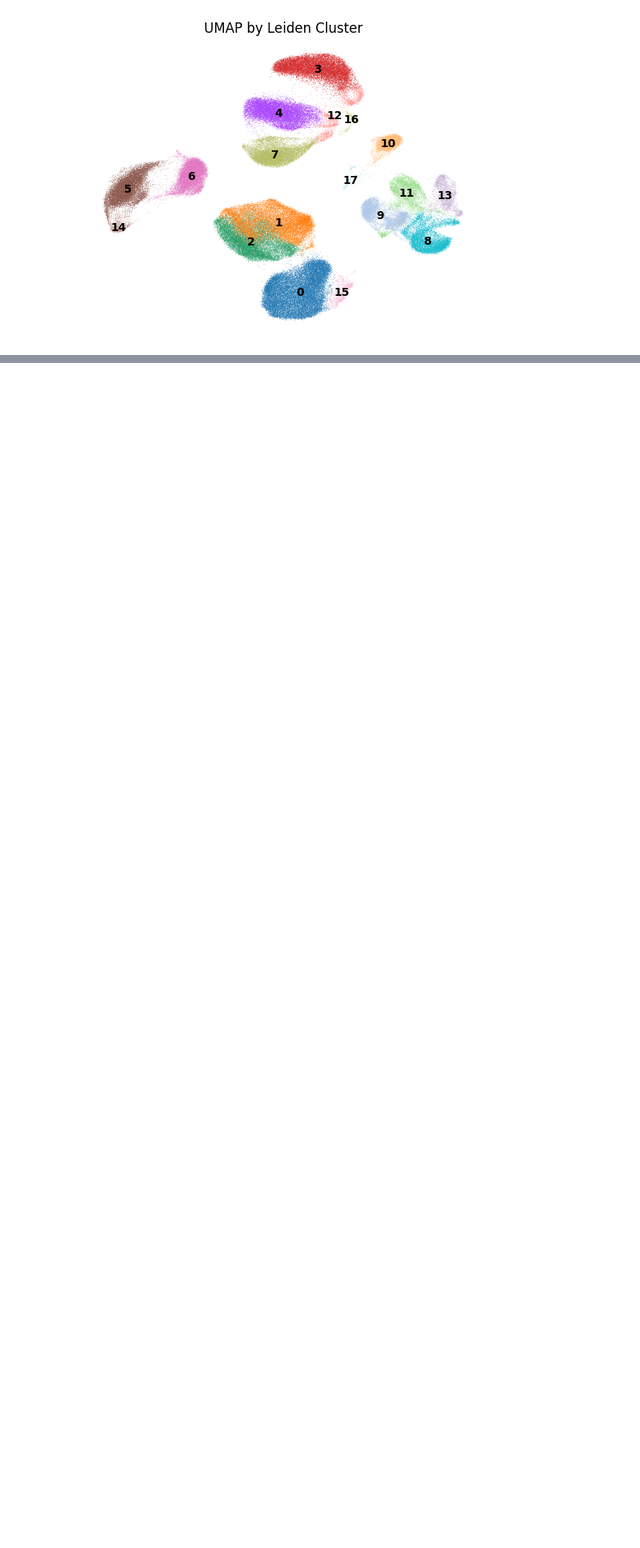
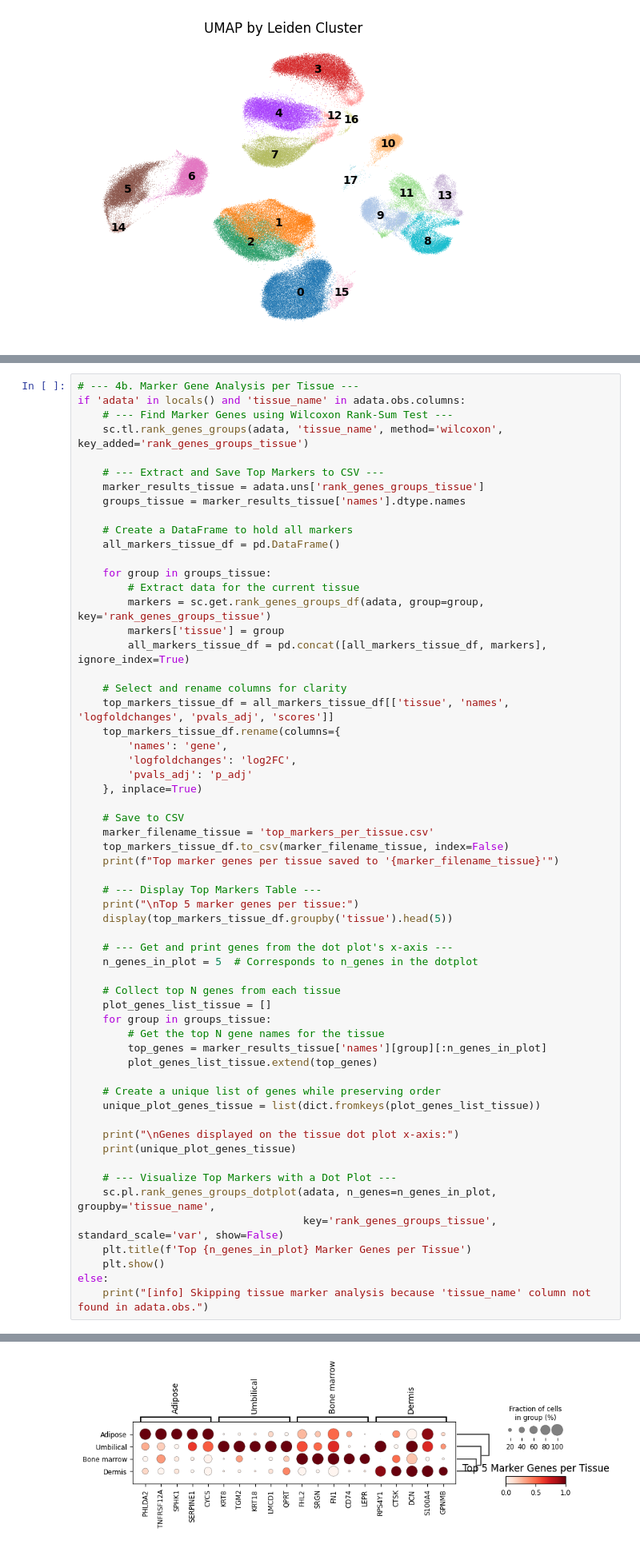
Before and after one commit to Grovegremlin/STEM_CELL_ANALYSIS, a Jupyter notebook: data_loading.ipynb, the cells around one changed output, grey strips where cells are left out. Shown at 80% size. Drawn from its saved outputs; the diff is of its cells as text; blank space fills up the shorter version.

```diff
--- a/data_loading.ipynb
+++ b/data_loading.ipynb
@@ -669 +711,61 @@ WARNING: dendrogram data not found (using key=dendrogram_leiden_clusters). Runni
 [figure]
+# %%
+# --- 4b. Marker Gene Analysis per Tissue ---
+if 'adata' in locals() and 'tissue_name' in adata.obs.columns:
+    # --- Find Marker Genes using Wilcoxon Rank-Sum Test ---
+    sc.tl.rank_genes_groups(adata, 'tissue_name', method='wilcoxon', key_added='rank_genes_groups_tissue')
+
+    # --- Extract and Save Top Markers to CSV ---
+    marker_results_tissue = adata.uns['rank_genes_groups_tissue']
+    groups_tissue = marker_results_tissue['names'].dtype.names
+
+    # Create a DataFrame to hold all markers
+    all_markers_tissue_df = pd.DataFrame()
+
+    for group in groups_tissue:
+        # Extract data for the current tissue
+        markers = sc.get.rank_genes_groups_df(adata, group=group, key='rank_genes_groups_tissue')
+        markers['tissue'] = group
+        all_markers_tissue_df = pd.concat([all_markers_tissue_df, markers], ignore_index=True)
+
+    # Select and rename columns for clarity
+    top_markers_tissue_df = all_markers_tissue_df[['tissue', 'names', 'logfoldchanges', 'pvals_adj', 'scores']]
+    top_markers_tissue_df.rename(columns={
+        'names': 'gene',
+        'logfoldchanges': 'log2FC',
+        'pvals_adj': 'p_adj'
+    }, inplace=True)
+
+    # Save to CSV
+    marker_filename_tissue = 'top_markers_per_tissue.csv'
+    top_markers_tissue_df.to_csv(marker_filename_tissue, index=False)
+    print(f"Top marker genes per tissue saved to '{marker_filename_tissue}'")
+
+    # --- Display Top Markers Table ---
+    print("\nTop 5 marker genes per tissue:")
+    display(top_markers_tissue_df.groupby('tissue').head(5))
+
+    # --- Get and print genes from the dot plot's x-axis ---
+    n_genes_in_plot = 5  # Corresponds to n_genes in the dotplot
+
+    # Collect top N genes from each tissue
+    plot_genes_list_tissue = []
+    for group in groups_tissue:
+        # Get the top N gene names for the tissue
+        top_genes = marker_results_tissue['names'][group][:n_genes_in_plot]
+        plot_genes_list_tissue.extend(top_genes)
+
+    # Create a unique list of genes while preserving order
+    unique_plot_genes_tissue = list(dict.fromkeys(plot_genes_list_tissue))
+
+    print("\nGenes displayed on the tissue dot plot x-axis:")
+    print(unique_plot_genes_tissue)
+
+    # --- Visualize Top Markers with a Dot Plot ---
+    sc.pl.rank_genes_groups_dotplot(adata, n_genes=n_genes_in_plot, groupby='tissue_name',
+                                    key='rank_genes_groups_tissue', standard_scale='var', show=False)
+    plt.title(f'Top {n_genes_in_plot} Marker Genes per Tissue')
+    plt.show()
+else:
+    print("[info] Skipping tissue marker analysis because 'tissue_name' column not found in adata.obs.")
+# %% [output]
@@ -669,0 +796 @@ WARNING: dendrogram data not found (using key=dendrogram_leiden_clusters). Runni
+[figure, added]
```
Also changed, not shown: parts of 7 cells of this notebook.
